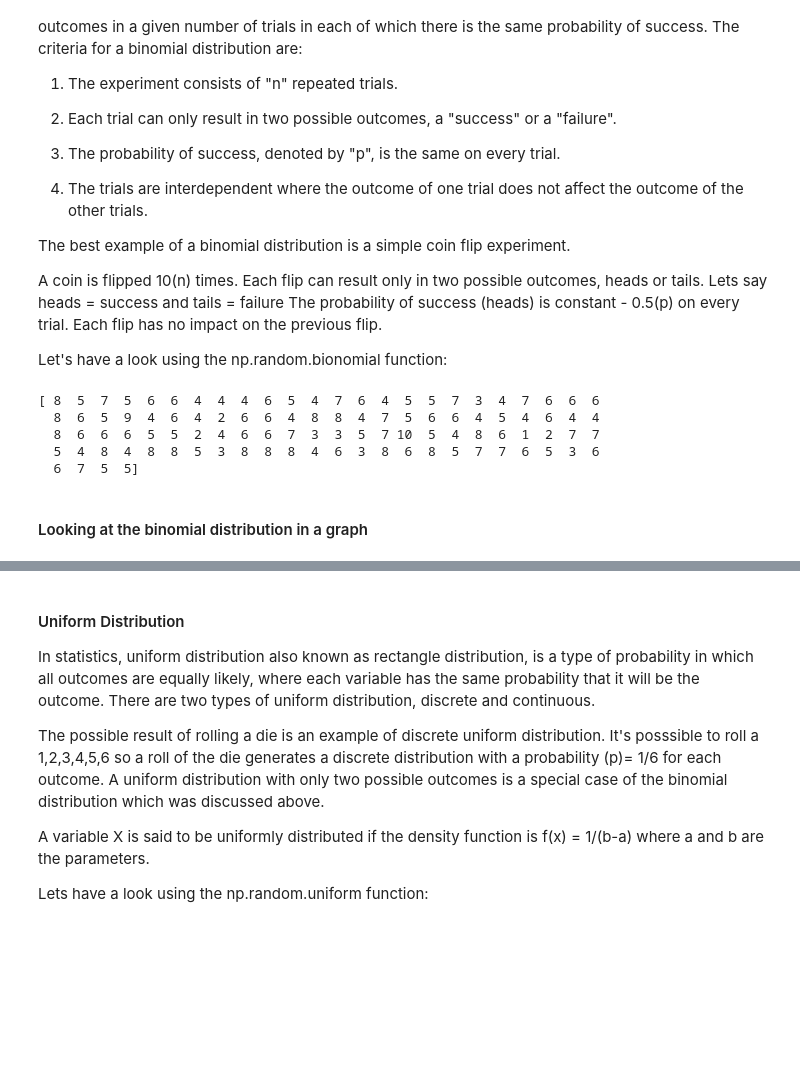
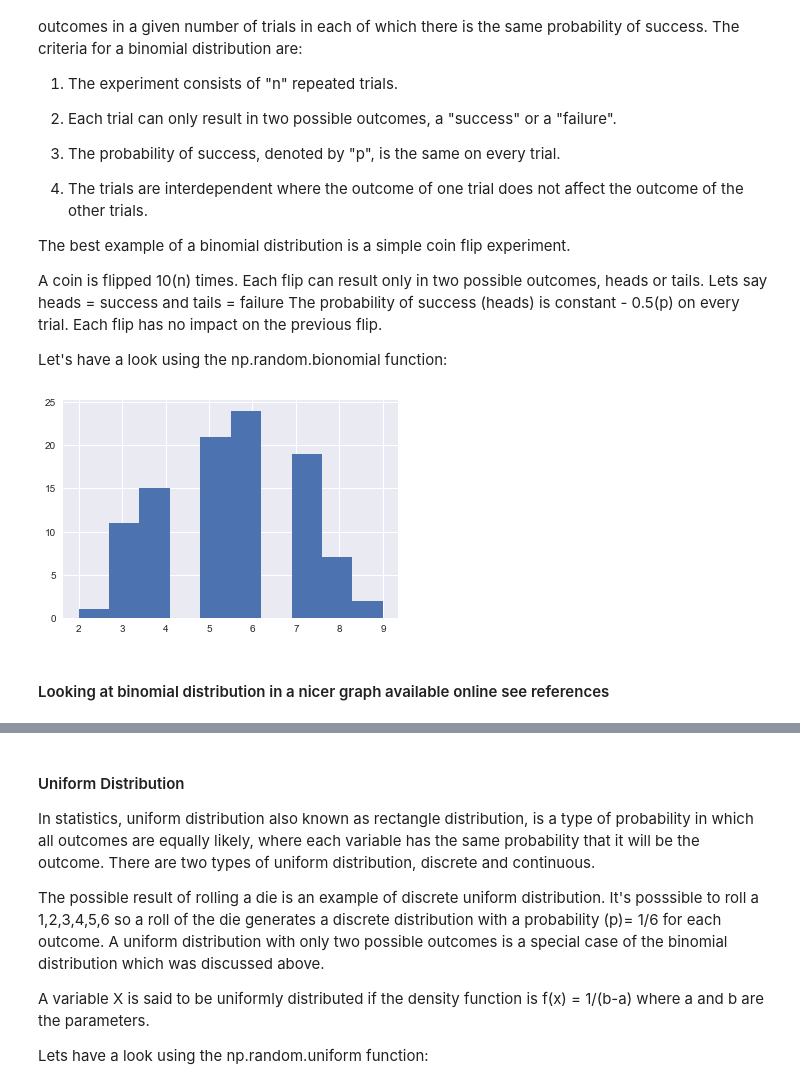
Before and after one commit to TommyVaughan/numpy-random, a Jupyter notebook: numpy-random.ipynb, the cells around one changed output, grey strips where cells are left out. Cells and saved outputs as stored; diff of their text form; code cells hidden in the pictures; blank space fills up the shorter version.

```diff
--- a/numpy-random.ipynb
+++ b/numpy-random.ipynb
@@ -159,16 +159,13 @@ Let's have a look using the np.random.bionomial function:
 # %%
 n, p = 11, .5  # number of trials, probability of each trial
 s = np.random.binomial(n, p, 100) # s is the number of times the coin lands showing heads (success)
-print(s)
+plt.hist(s)
+plt.show()
 # result of flipping a coin 10 times (and if this trial of 10 flips was conducted 100 times)
 # %% [output]
-[ 8  5  7  5  6  6  4  4  4  6  5  4  7  6  4  5  5  7  3  4  7  6  6  6
-  8  6  5  9  4  6  4  2  6  6  4  8  8  4  7  5  6  6  4  5  4  6  4  4
-  8  6  6  6  5  5  2  4  6  6  7  3  3  5  7 10  5  4  8  6  1  2  7  7
-  5  4  8  4  8  8  5  3  8  8  8  4  6  3  8  6  8  5  7  7  6  5  3  6
-  6  7  5  5]
+[figure, added]
 # %% [markdown]
-#### Looking at the binomial distribution in a graph
+#### Looking at binomial distribution in a nicer graph available online see references
 # %%
 from scipy.stats import binom # import binom module from scipy.stats to generate random variables
 binom.rvs(n=10,p=0.5) # as with the coin example lets look at the number of success from 10 trials with a 0.5 probability of success
```
Also changed, not shown: parts of 22 cells of this notebook.
